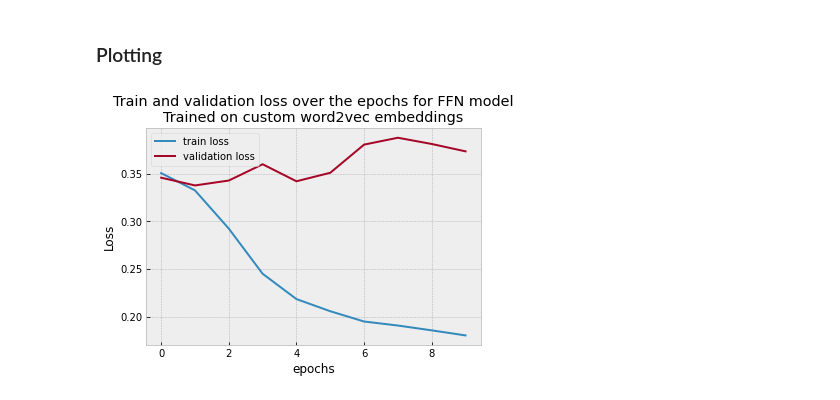
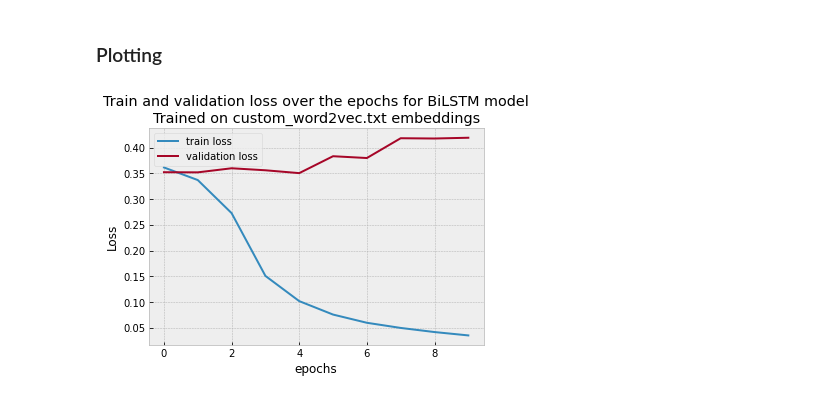
Before and after one commit to TerrenceCKCHAN/NLP-news-funniness, a Jupyter notebook: Part1_combined.ipynb, the cells around one changed output. Cells and saved outputs as stored; diff of their text form; code cells hidden in the pictures.

Commit message:
update readme & part_1 combined
added info to the readme, updated the part1 file to run without a mounted drive

```diff
--- a/Part1_combined.ipynb
+++ b/Part1_combined.ipynb
@@ -63,15 +65,17 @@ device = torch.device("cuda:0" if use_cuda else "cpu")
 ## Hyperparameters and data loading
 # %%
 # Load data for training purposes
-# Data is stored locally in my drive at [root]/data/task-1
-train_df = pd.read_csv(f'{root_path}train.csv')
-dev_df = pd.read_csv(f'{root_path}dev.csv')
-test_df = pd.read_csv(f'{root_path}test.csv')
 
-# make sure data is in same folder as root dir!
-# train_df = pd.read_csv('train.csv')
-# dev_df = pd.read_csv('dev.csv')
-# test_df = pd.read_csv('test.csv')
+# These lines are for running files stored on a mounted google drive
+# train_df = pd.read_csv(f'{root_path}train.csv')
+# dev_df = pd.read_csv(f'{root_path}dev.csv')
+# test_df = pd.read_csv(f'{root_path}test.csv')
+
+# make sure data is in same folder as this file!
+# can be done with "upload to session storage" button in the files tab
+train_df = pd.read_csv('train.csv')
+dev_df = pd.read_csv('dev.csv')
+test_df = pd.read_csv('test.csv')
 # %%
 # Number of epochs
 epochs = 10
@@ -83,23 +87,27 @@ train_proportion = 0.8
 BATCH_SIZE = 32  # hyperparam
 # %%
 # which model?
-# affects:
+# this affects:
 # - train/evaluation, as BiLSTM has an extra hidden layer initialisation step
 # - creation of features, as BiLSTM features are padded within batches and FFN
 #   features are padded within the entire dataset
 
 options_models = ["BiLSTM", "BiLSTM-Attention", "FFN"]
 
-model_to_run = 2  # 0 = BiLSTM, 1 = BiLSTM-Attention, 2 = FFN
+model_to_run = 0  # 0 = BiLSTM, 1 = BiLSTM-Attention, 2 = FFN
 
 # which embedding?
 # affects:
 # - which embeddings file is loaded and used to make word2id, idx2word & wvecs
 # - which tokenizer is used, as GloVe doesn't play nice with the ntkl tokenizer
 
-options = [f'{root_path}glove.6B.100d.txt', 'custom_word2vec.txt', "custom_fasttext.txt"]
+# running with mounted drive
+# options = [f'{root_path}glove.6B.100d.txt', 'custom_word2vec.txt', "custom_fasttext.txt"]
 
-picked_embeddings = 2  # 0 = pre-made glove, 1 = custom word2vec, 2 = custom fasttext
+# running with files in working dir
+options = ['glove.6B.100d.txt', 'custom_word2vec.txt', "custom_fasttext.txt"]
+
+picked_embeddings = 1  # 0 = pre-made glove, 1 = custom word2vec, 2 = custom fasttext
 
 # file to load the embeddings from
 # embedding files should be txt and located in the same working dir as the .ipynb
@@ -466,13 +475,14 @@ test_edited = [re.sub('<(.+)/>', '<' + edit + '/>', data) for data, edit in zip(
 
 train_df['full_edited'] = train_edited
 dev_df['full_edited'] = dev_edited
-test_df['full_edit'] = test_edited
+test_df['full_edited'] = test_edited
 # %% [markdown]
 #### Setting data, creating vocab
 # %%
 # We set our training data and dev data
 training_data = train_df['full_edited']
 dev_data = dev_df['full_edited']
+test_data = test_df["full_edited"]
 
 # Creating word vectors from train data
 training_vocab, training_tokenized_corpus = create_vocab(training_data)
@@ -760,22 +749,22 @@ Testing on FFN with embeddings custom_fasttext.txt
 # %%
 import matplotlib.pyplot as plt
 
 plt.style.use("bmh")
 plt.plot(np.arange(0, len(train_l)), train_l, label="train loss")
 plt.plot(np.arange(0, len(valid_l)), valid_l, label="validation loss")
 
 # plt.plot(np.arange(0, len(train_rsme)), train_rsme, label="train RMSE")
 # plt.plot(np.arange(0, len(valid_rsme)), valid_rsme, label="validation RMSE")
 plt.legend(loc="best")
 
 plt.ylabel("Loss")
 plt.xlabel("epochs")
 
 plt.title(f"Train and validation loss over the epochs for {options_models[model_to_run]} model\n"
-          "Trained on custom word2vec embeddings")
+          f"Trained on {file_to_load} embeddings")
 
 plt.show()
 # print(train_losses_D)
 # print(train_losses_G)
 # %% [output]
-[figure, old version]
+[figure, new version]
```
Also changed, not shown: parts of 16 cells of this notebook, 1 other file.
